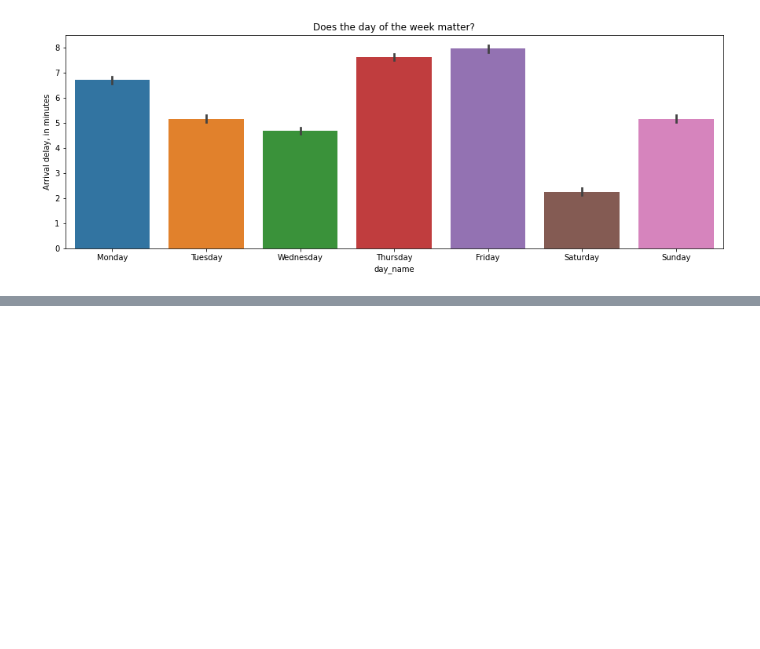
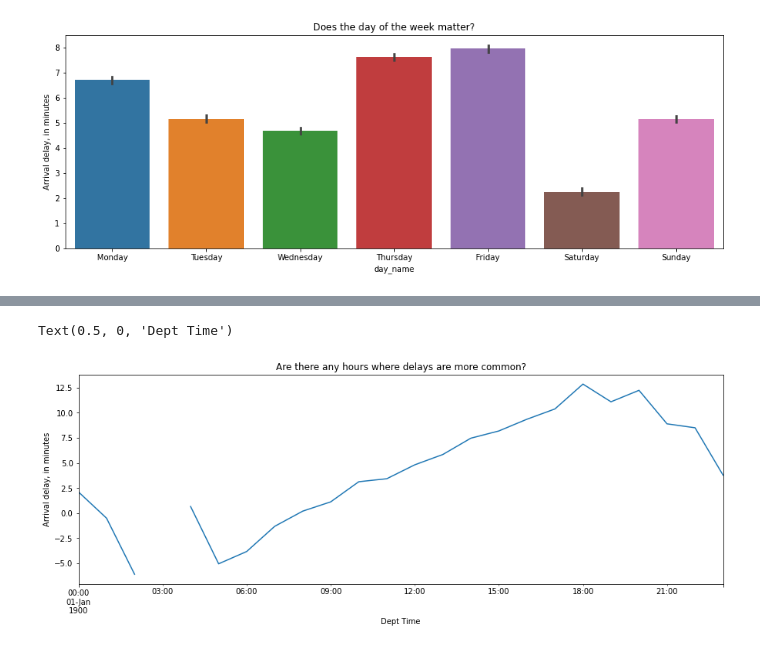
Before and after one commit to guedanie/flight_delay_predictor, a Jupyter notebook: flight_delay_predictor.ipynb, the cells around one changed output, grey strips where cells are left out. Saved outputs shown, nothing was run; the diff lists cells and outputs as text; code cells hidden in the pictures; blank space fills up the shorter version.

```diff
--- a/flight_delay_predictor.ipynb
+++ b/flight_delay_predictor.ipynb
@@ -357,6 +434,4 @@ It seems that there is ceirtainly some big difference, with Saturday experiencin
 # %%
 df["crs_dep_time"] = df['crs_dep_time'].astype(str).apply(lambda x: x.zfill(4))
 # %%
-# By time of day?
-
-pd.to_datetime(df.crs_dep_time, format= "%H%M")
+df["crs_dep_time"] = pd.to_datetime(df.crs_dep_time, format= "%H%M")
@@ -375,0 +438,8 @@ Name: crs_dep_time, Length: 2965760, dtype: datetime64[ns]
+# %%
+df.set_index("crs_dep_time").arr_delay.resample("1H").mean().plot.line(figsize=(15,5))
+plt.title("Are there any hours where delays are more common?")
+plt.ylabel("Arrival delay, in minutes")
+plt.xlabel("Dept Time")
+# %% [output]
+Text(0.5, 0, 'Dept Time')
+[figure, added]
```
Also changed, not shown: parts of 41 cells of this notebook.
